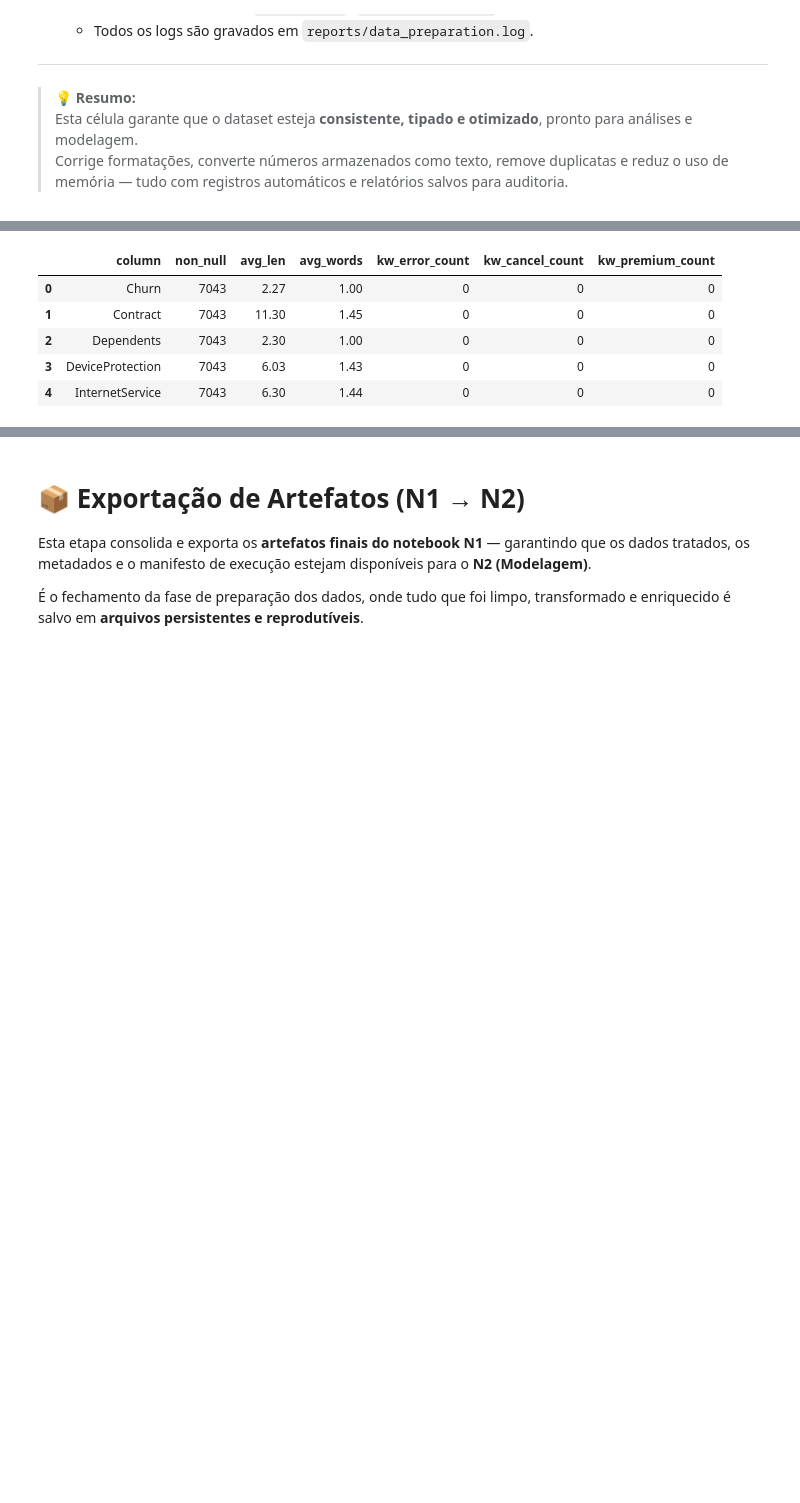
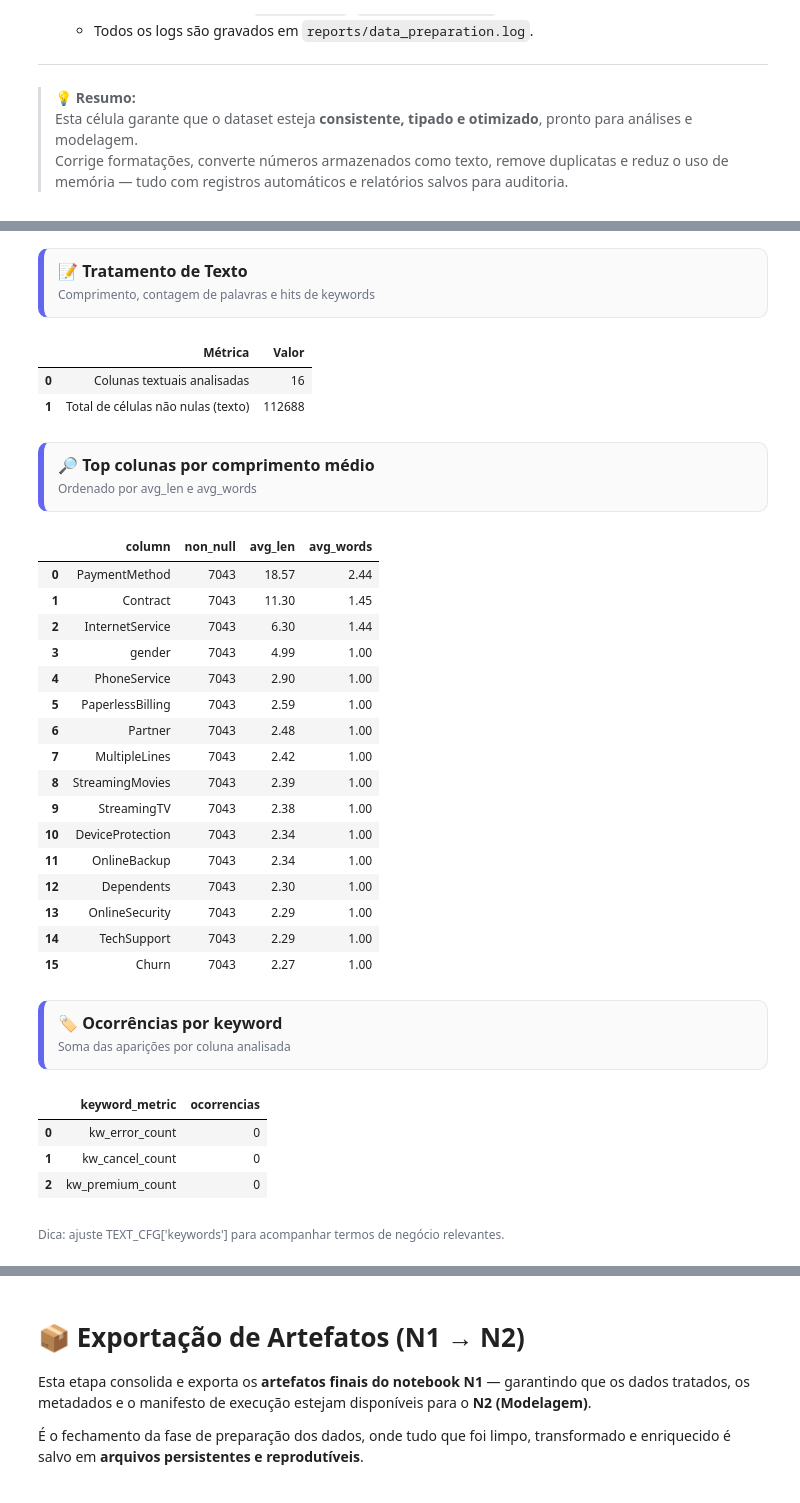
Before and after one commit to FabioAguiar/data-project-template, a Jupyter notebook: notebooks/01_data_preparation_template.ipynb, the cells around one changed output, grey strips where cells are left out. Saved outputs shown, nothing was run; the diff lists cells and outputs as text; code cells hidden in the pictures; blank space fills up the shorter version.

```diff
--- a/notebooks/01_data_preparation_template.ipynb
+++ b/notebooks/01_data_preparation_template.ipynb
@@ -1086,11 +1104,13 @@ Essas colunas servem para **inspeção e auditoria**, sem alterar ou remover dad
 # %%
-importlib.reload(ud)
+# ——— Outliers ———
 
-cfg = ud.load_config()  # ou um dict manual
-
+cfg = ud.load_config()  # ou use seu dict manual
 df2, out_info = ud.apply_outlier_flags(df, config=cfg)
 
-print(out_info["created_flags"], "flags criadas")
-display(pd.Series(out_info["counts"]).sort_values(ascending=False).head(20))
+# render organizado
+ud.render_outlier_flags(out_info, df=df2, top_n=20)
+
+# Se quiser seguir o pipeline com df já marcado:
+df = df2
 # %% [output]
 [INFO] PROJECT_ROOT: C:\Users\fabio\Projetos DEV\data projects\data-project-template
@@ -1141,3 +1143,0 @@ Remove **linhas duplicadas** do DataFrame para evitar contagens infladas, vieses
-# %%
-if cfg.get("deduplicate"):
-    df = ud.deduplicate_rows(df, config=cfg)
@@ -1675,4 +1766,5 @@ Esse relatório documenta as transformações aplicadas, garantindo **rastreabil
 # %%
+# ——— Tratamento de Texto (com visual limpo) ———
 TEXT_CFG = {
     "lower": True,
     "strip_collapse_ws": True,
@@ -1683,6 +1775,8 @@ TEXT_CFG = {
 
 if config.get("text_features", True):
     summary_path = ud.get_artifacts_dir("text_features")
+
+    # mantém sua função atual
     df, text_summary = ud.extract_text_features(
         df,
         lower=TEXT_CFG["lower"],
@@ -1692,6 +1786,12 @@ if config.get("text_features", True):
         export_summary=TEXT_CFG["export_summary"],
         summary_dir=summary_path
     )
-    display(text_summary.head())
+
+    # nova renderização amigável
+    ud.render_text_features_summary(
+        text_summary,
+        keywords=TEXT_CFG["keywords"],
+        top=20
+    )
 # %% [output]
 [INFO] PROJECT_ROOT: C:\Users\fabio\Projetos DEV\data projects\data-project-template
@@ -1703,6 +1803,31 @@ if config.get("text_features", True):
+📝 Tratamento de Texto
+Comprimento, contagem de palavras e hits de keywords
-|  | column | non_null | avg_len | avg_words | kw_error_count | kw_cancel_count | kw_premium_count |
-| 0 | Churn | 7043 | 2.27 | 1.00 | 0 | 0 | 0 |
-| 1 | Contract | 7043 | 11.30 | 1.45 | 0 | 0 | 0 |
-| 2 | Dependents | 7043 | 2.30 | 1.00 | 0 | 0 | 0 |
-| 3 | DeviceProtection | 7043 | 6.03 | 1.43 | 0 | 0 | 0 |
-| 4 | InternetService | 7043 | 6.30 | 1.44 | 0 | 0 | 0 |
+|  | Métrica | Valor |
+| 0 | Colunas textuais analisadas | 16 |
+| 1 | Total de células não nulas (texto) | 112688 |
+🔎 Top colunas por comprimento médio
+Ordenado por avg_len e avg_words
+|  | column | non_null | avg_len | avg_words |
+| 0 | PaymentMethod | 7043 | 18.57 | 2.44 |
+| 1 | Contract | 7043 | 11.30 | 1.45 |
+| 2 | InternetService | 7043 | 6.30 | 1.44 |
+| 3 | gender | 7043 | 4.99 | 1.00 |
+| 4 | PhoneService | 7043 | 2.90 | 1.00 |
+| 5 | PaperlessBilling | 7043 | 2.59 | 1.00 |
+| 6 | Partner | 7043 | 2.48 | 1.00 |
+| 7 | MultipleLines | 7043 | 2.42 | 1.00 |
+| 8 | StreamingMovies | 7043 | 2.39 | 1.00 |
+| 9 | StreamingTV | 7043 | 2.38 | 1.00 |
+| 10 | DeviceProtection | 7043 | 2.34 | 1.00 |
+| 11 | OnlineBackup | 7043 | 2.34 | 1.00 |
+| 12 | Dependents | 7043 | 2.30 | 1.00 |
+| 13 | OnlineSecurity | 7043 | 2.29 | 1.00 |
+| 14 | TechSupport | 7043 | 2.29 | 1.00 |
+| 15 | Churn | 7043 | 2.27 | 1.00 |
+🏷️ Ocorrências por keyword
+Soma das aparições por coluna analisada
+|  | keyword_metric | ocorrencias |
+| 0 | kw_error_count | 0 |
+| 1 | kw_cancel_count | 0 |
+| 2 | kw_premium_count | 0 |
+Dica: ajuste TEXT_CFG['keywords'] para acompanhar termos de negócio relevantes.
```
Also changed, not shown: parts of 28 cells of this notebook, 7 other files.
